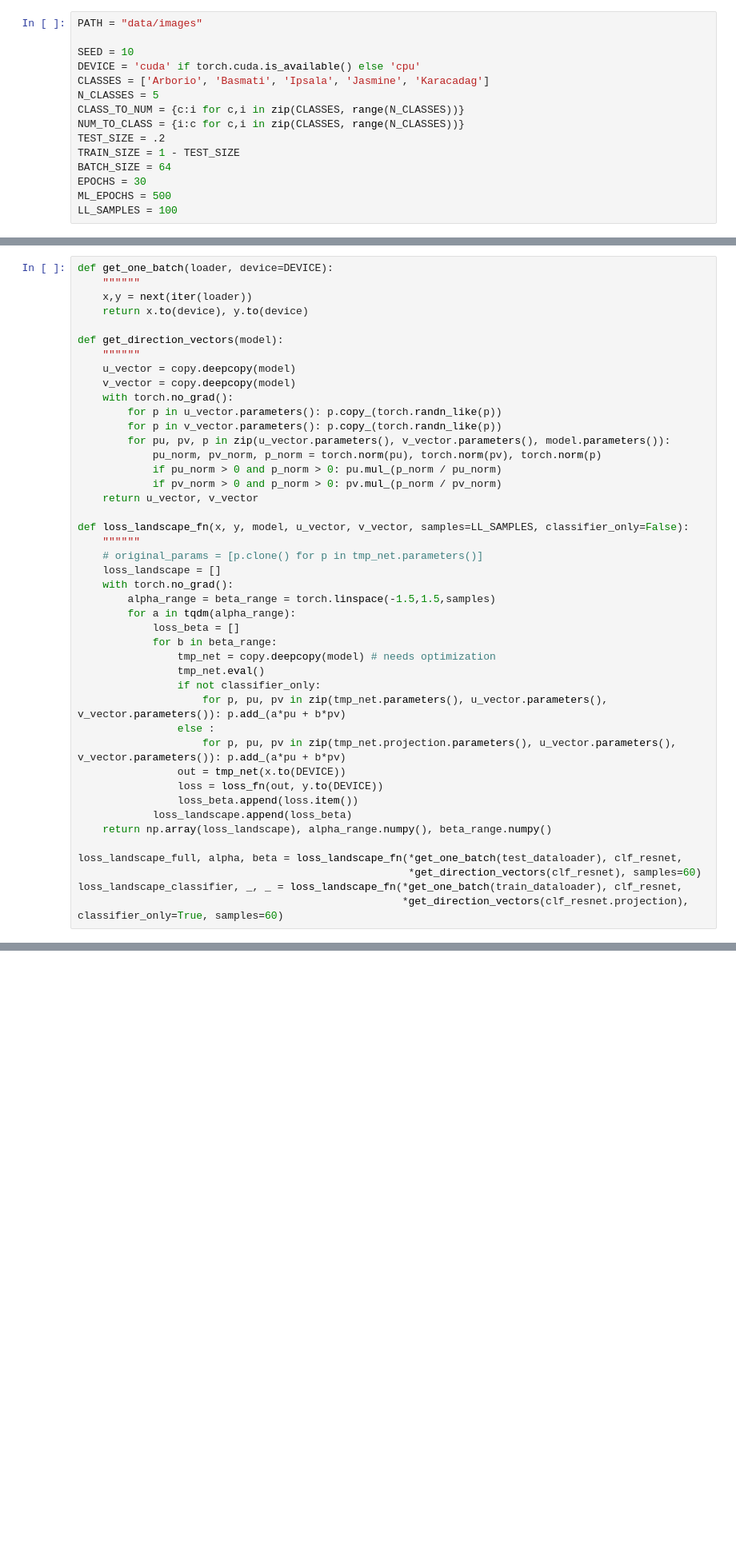
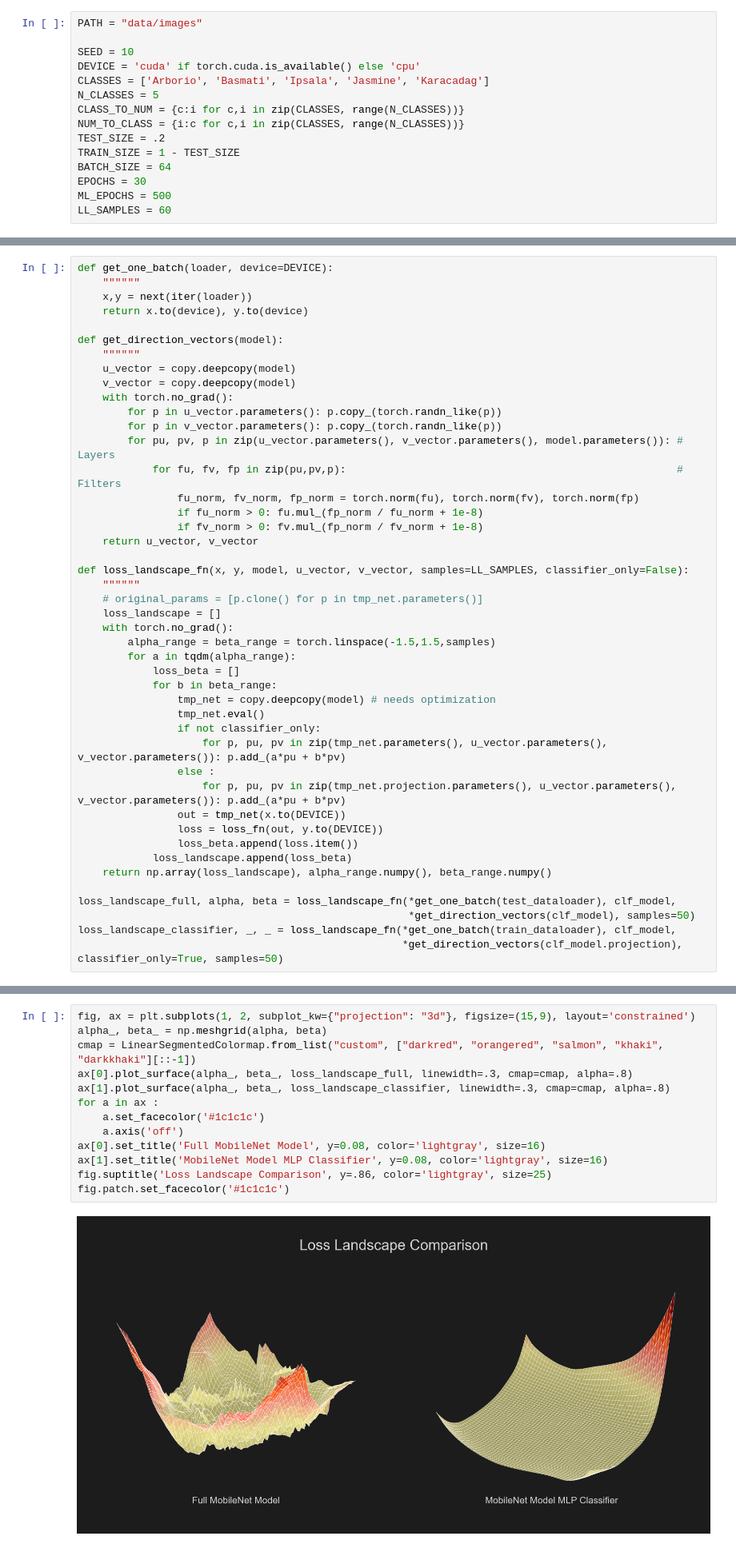
Before and after one commit to feresk/Deep-Learning-Projects, a Jupyter notebook: 01. Rice Varieties Classification/Rice Varieties.ipynb, the cells around one changed output, grey strips where cells are left out. Shown at 80% size. Saved outputs shown, nothing was run; the diff lists cells and outputs as text; blank space fills up the shorter version.

Commit message:
Intro added & loss landscape fixed

```diff
--- a/01. Rice Varieties Classification/Rice Varieties.ipynb
+++ b/01. Rice Varieties Classification/Rice Varieties.ipynb
@@ -44,5 +63,5 @@ TRAIN_SIZE = 1 - TEST_SIZE
 BATCH_SIZE = 64
 EPOCHS = 30
 ML_EPOCHS = 500
-LL_SAMPLES = 100
+LL_SAMPLES = 60
 # %% [markdown]
@@ -239,10 +258,11 @@ def get_direction_vectors(model):
     with torch.no_grad():
         for p in u_vector.parameters(): p.copy_(torch.randn_like(p))
         for p in v_vector.parameters(): p.copy_(torch.randn_like(p))
-        for pu, pv, p in zip(u_vector.parameters(), v_vector.parameters(), model.parameters()):
-            pu_norm, pv_norm, p_norm = torch.norm(pu), torch.norm(pv), torch.norm(p)
-            if pu_norm > 0 and p_norm > 0: pu.mul_(p_norm / pu_norm)
-            if pv_norm > 0 and p_norm > 0: pv.mul_(p_norm / pv_norm)
+        for pu, pv, p in zip(u_vector.parameters(), v_vector.parameters(), model.parameters()): # Layers
+            for fu, fv, fp in zip(pu,pv,p):                                                     # Filters
+                fu_norm, fv_norm, fp_norm = torch.norm(fu), torch.norm(fv), torch.norm(fp)
+                if fu_norm > 0: fu.mul_(fp_norm / fu_norm + 1e-8)
+                if fv_norm > 0: fv.mul_(fp_norm / fv_norm + 1e-8)
     return u_vector, v_vector
 
 def loss_landscape_fn(x, y, model, u_vector, v_vector, samples=LL_SAMPLES, classifier_only=False):
@@ -266,7 +286,7 @@ def loss_landscape_fn(x, y, model, u_vector, v_vector, samples=LL_SAMPLES, class
             loss_landscape.append(loss_beta)
     return np.array(loss_landscape), alpha_range.numpy(), beta_range.numpy()
 
-loss_landscape_full, alpha, beta = loss_landscape_fn(*get_one_batch(test_dataloader), clf_resnet,
-                                                     *get_direction_vectors(clf_resnet), samples=60)
-loss_landscape_classifier, _, _ = loss_landscape_fn(*get_one_batch(train_dataloader), clf_resnet,
-                                                    *get_direction_vectors(clf_resnet.projection), classifier_only=True, samples=60)
+loss_landscape_full, alpha, beta = loss_landscape_fn(*get_one_batch(test_dataloader), clf_model,
+                                                     *get_direction_vectors(clf_model), samples=50)
+loss_landscape_classifier, _, _ = loss_landscape_fn(*get_one_batch(train_dataloader), clf_model,
+                                                    *get_direction_vectors(clf_model.projection), classifier_only=True, samples=50)
@@ -288 +293,16 @@ fig.patch.set_facecolor('#1c1c1c')
+# %%
+fig, ax = plt.subplots(1, 2, subplot_kw={"projection": "3d"}, figsize=(15,9), layout='constrained')
+alpha_, beta_ = np.meshgrid(alpha, beta)
+cmap = LinearSegmentedColormap.from_list("custom", ["darkred", "orangered", "salmon", "khaki", "darkkhaki"][::-1])
+ax[0].plot_surface(alpha_, beta_, loss_landscape_full, linewidth=.3, cmap=cmap, alpha=.8)
+ax[1].plot_surface(alpha_, beta_, loss_landscape_classifier, linewidth=.3, cmap=cmap, alpha=.8)
+for a in ax :
+    a.set_facecolor('#1c1c1c')
+    a.axis('off')
+ax[0].set_title('Full MobileNet Model', y=0.08, color='lightgray', size=16)
+ax[1].set_title('MobileNet Model MLP Classifier', y=0.08, color='lightgray', size=16)
+fig.suptitle('Loss Landscape Comparison', y=.86, color='lightgray', size=25)
+fig.patch.set_facecolor('#1c1c1c')
+# %% [output]
+[figure, added]
 # %% [markdown]
```
Also changed, not shown: parts of 15 cells of this notebook, 1 other file.
